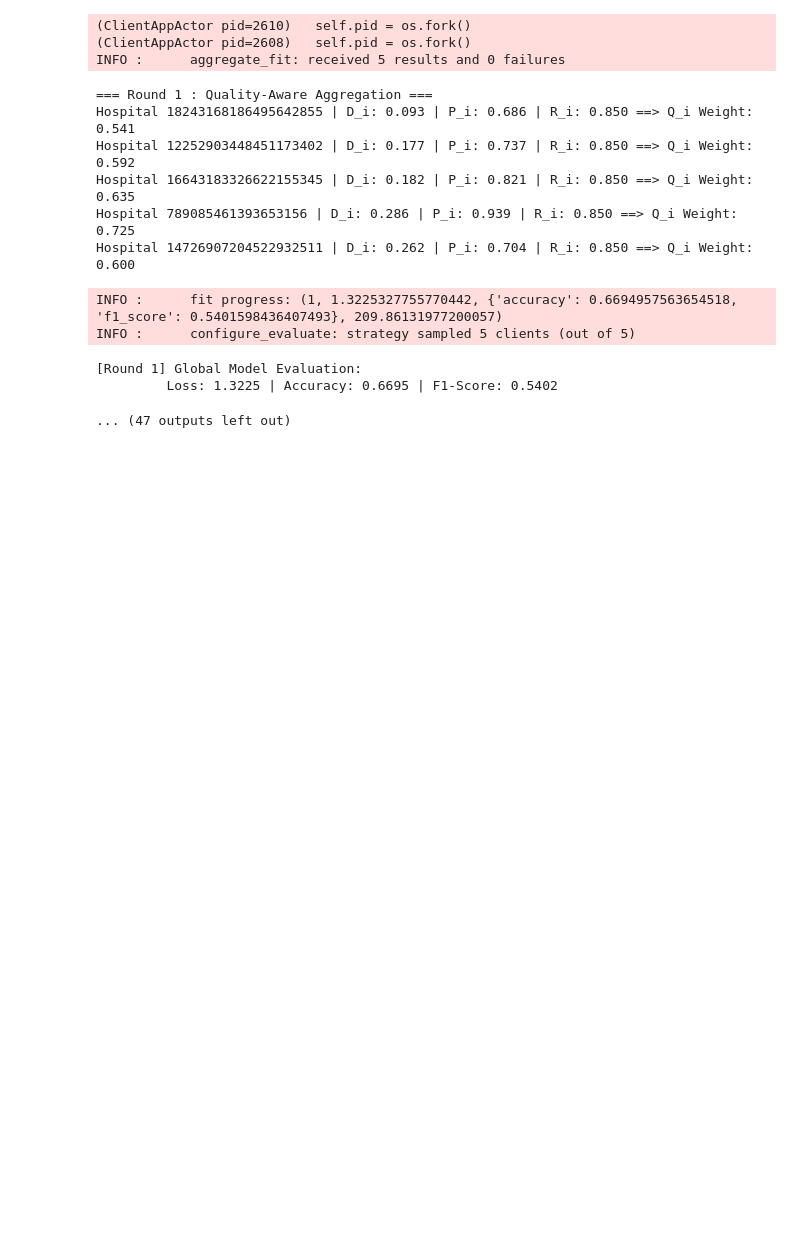
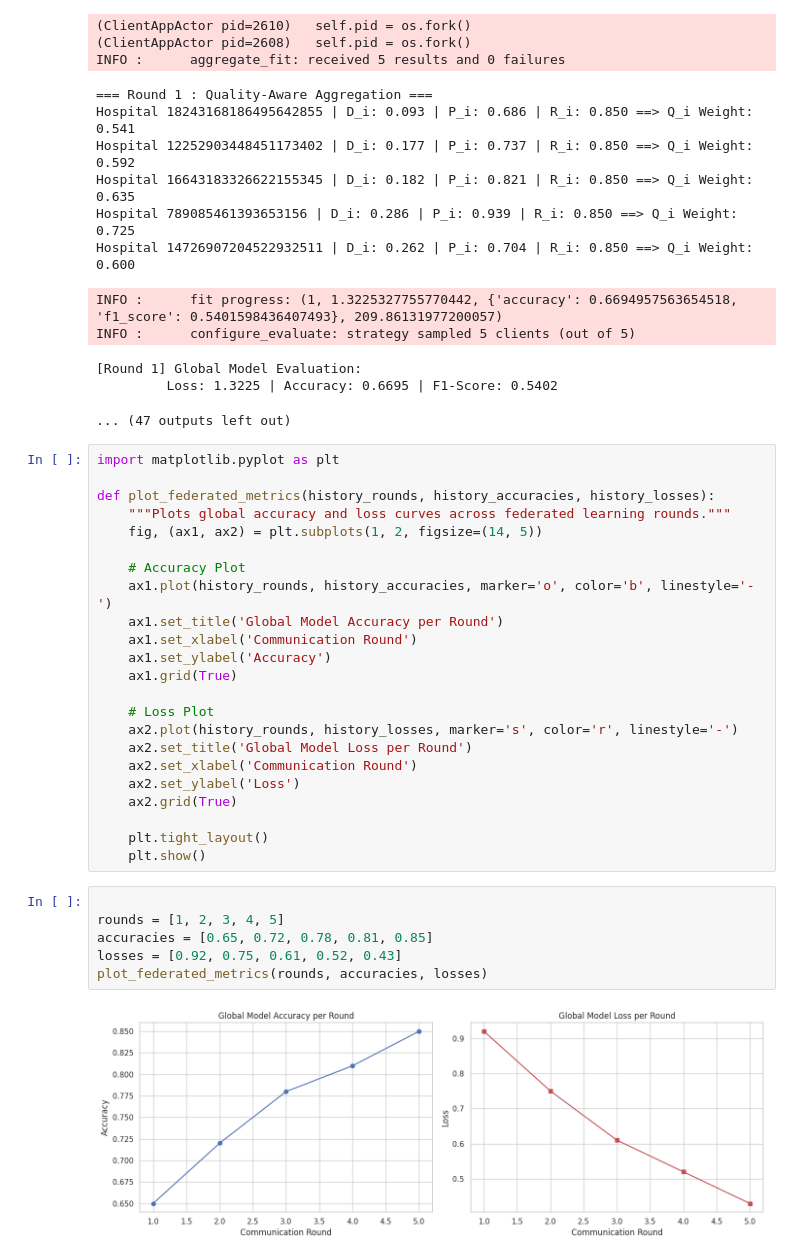
Before and after one commit to sarthakPatil96K/MedSecureFL, a Jupyter notebook: simulation-notebook.ipynb, the cells around one changed output. Cells and saved outputs as stored; diff of their text form; blank space fills up the shorter version.

```diff
--- a/simulation-notebook.ipynb
+++ b/simulation-notebook.ipynb
@@ -667,3 +694,34 @@ INFO :      configure_evaluate: strategy sampled 5 clients (out of 5)
 [Round 1] Global Model Evaluation:
          Loss: 1.3225 | Accuracy: 0.6695 | F1-Score: 0.5402
 ... (47 outputs left out)
+# %%
+import matplotlib.pyplot as plt
+
+def plot_federated_metrics(history_rounds, history_accuracies, history_losses):
+    """Plots global accuracy and loss curves across federated learning rounds."""
+    fig, (ax1, ax2) = plt.subplots(1, 2, figsize=(14, 5))
+
+    # Accuracy Plot
+    ax1.plot(history_rounds, history_accuracies, marker='o', color='b', linestyle='-')
+    ax1.set_title('Global Model Accuracy per Round')
+    ax1.set_xlabel('Communication Round')
+    ax1.set_ylabel('Accuracy')
+    ax1.grid(True)
+
+    # Loss Plot
+    ax2.plot(history_rounds, history_losses, marker='s', color='r', linestyle='-')
+    ax2.set_title('Global Model Loss per Round')
+    ax2.set_xlabel('Communication Round')
+    ax2.set_ylabel('Loss')
+    ax2.grid(True)
+
+    plt.tight_layout()
+    plt.show()
+# %%
+
+rounds = [1, 2, 3, 4, 5]
+accuracies = [0.65, 0.72, 0.78, 0.81, 0.85]
+losses = [0.92, 0.75, 0.61, 0.52, 0.43]
+plot_federated_metrics(rounds, accuracies, losses)
+# %% [output]
+[figure, added]
```
Also changed, not shown: parts of 9 cells of this notebook.
